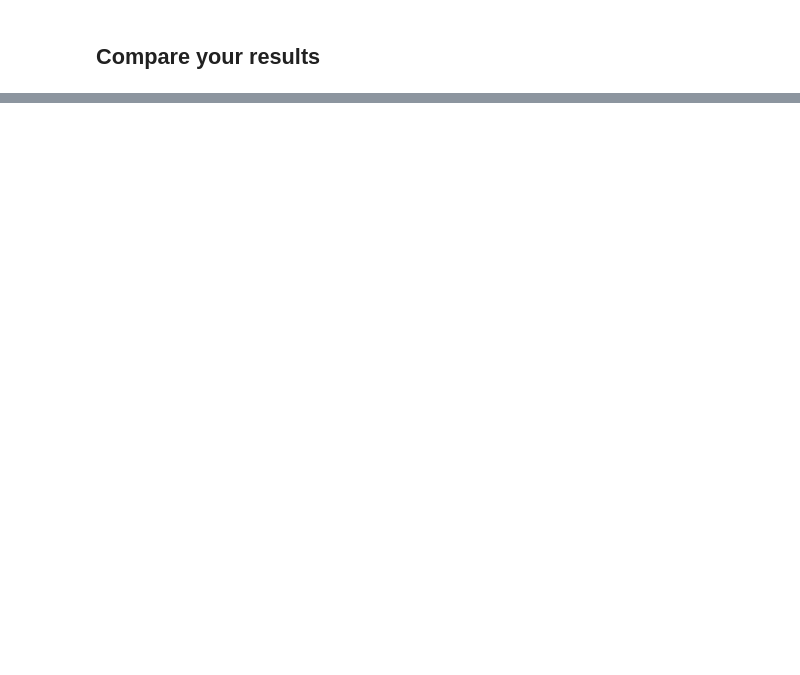
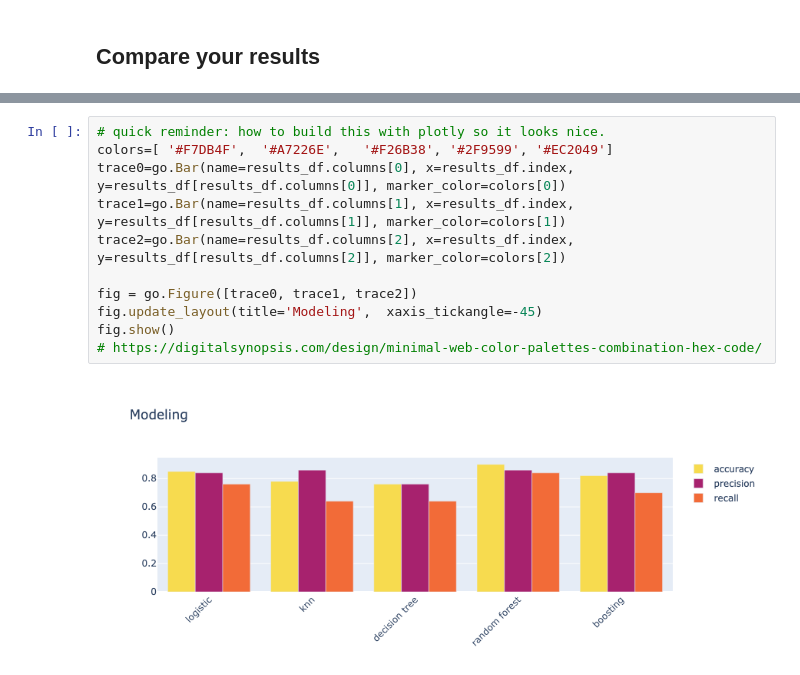
Before and after one commit to manueldelreal/12-random-forest, a Jupyter notebook: practice/challenges/compare-burritos.ipynb, the cells around one changed output, grey strips where cells are left out. Drawn from its saved outputs; the diff is of its cells as text; blank space fills up the shorter version.

```diff
--- a/practice/challenges/compare-burritos.ipynb
+++ b/practice/challenges/compare-burritos.ipynb
@@ -304,0 +413,13 @@ recall 0.7045454545454546
+# %%
+# quick reminder: how to build this with plotly so it looks nice.
+colors=[ '#F7DB4F',  '#A7226E',   '#F26B38', '#2F9599', '#EC2049']
+trace0=go.Bar(name=results_df.columns[0], x=results_df.index, y=results_df[results_df.columns[0]], marker_color=colors[0])
+trace1=go.Bar(name=results_df.columns[1], x=results_df.index, y=results_df[results_df.columns[1]], marker_color=colors[1])
+trace2=go.Bar(name=results_df.columns[2], x=results_df.index, y=results_df[results_df.columns[2]], marker_color=colors[2])
+
+fig = go.Figure([trace0, trace1, trace2])
+fig.update_layout(title='Modeling',  xaxis_tickangle=-45)
+fig.show()
+# https://digitalsynopsis.com/design/minimal-web-color-palettes-combination-hex-code/
+# %% [output]
+[figure, added]
```
Also changed, not shown: parts of 54 cells of this notebook, 1 other file.
